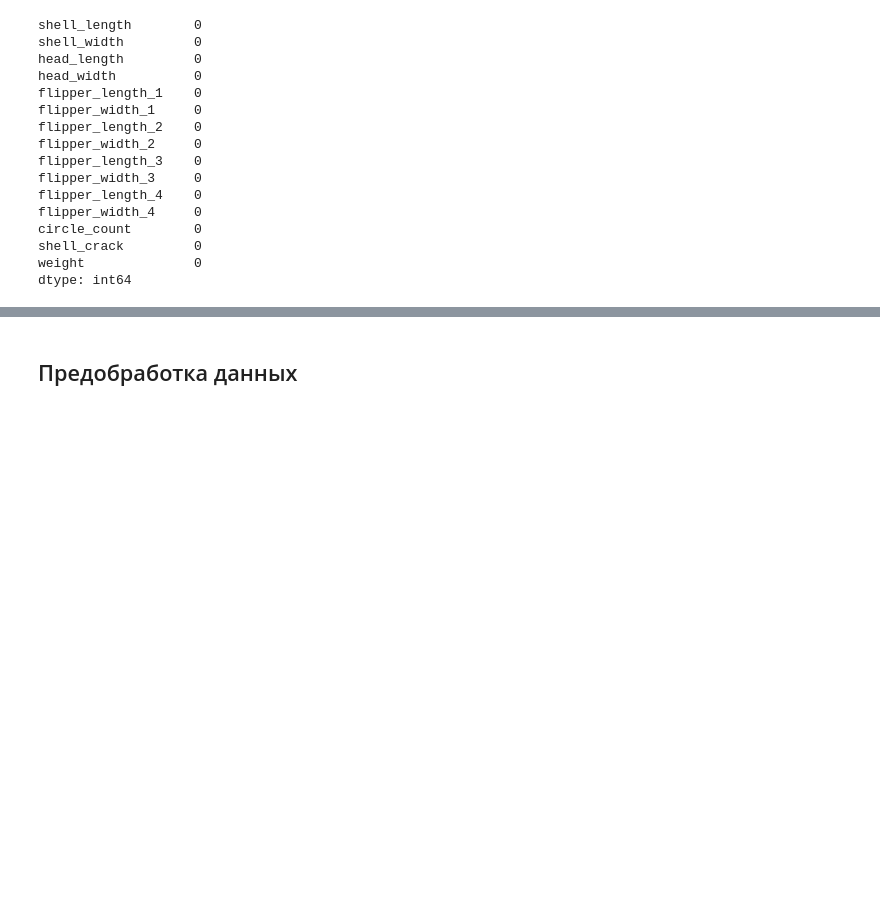
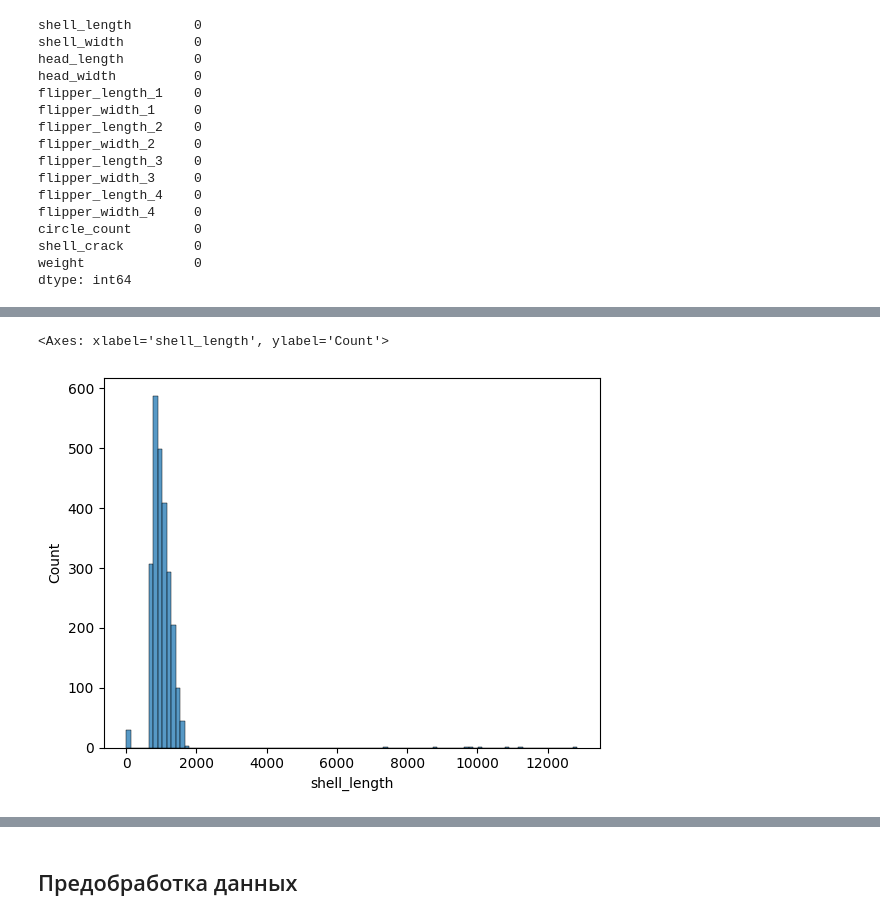
Before and after one commit to MEYakunin/Sprint10_Tortilla_Center, a Jupyter notebook: Sprint10_Tortilla_Center_Yakunin_Mikl.ipynb, the cells around one changed output, grey strips where cells are left out. Drawn from its saved outputs; the diff is of its cells as text; code cells hidden in the pictures; blank space fills up the shorter version.

```diff
--- a/Sprint10_Tortilla_Center_Yakunin_Mikl.ipynb
+++ b/Sprint10_Tortilla_Center_Yakunin_Mikl.ipynb
@@ -236,0 +259,5 @@ dtype: int64
+# %%
+sns.histplot(c_mydas_df['shell_length'])
+# %% [output]
+<Axes: xlabel='shell_length', ylabel='Count'>
+[figure, added]
```
Also changed, not shown: parts of 4 cells of this notebook.
